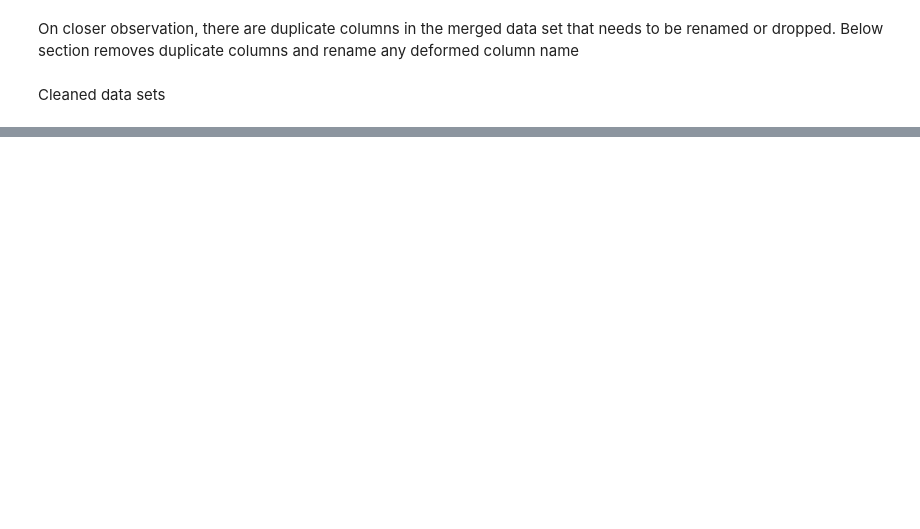
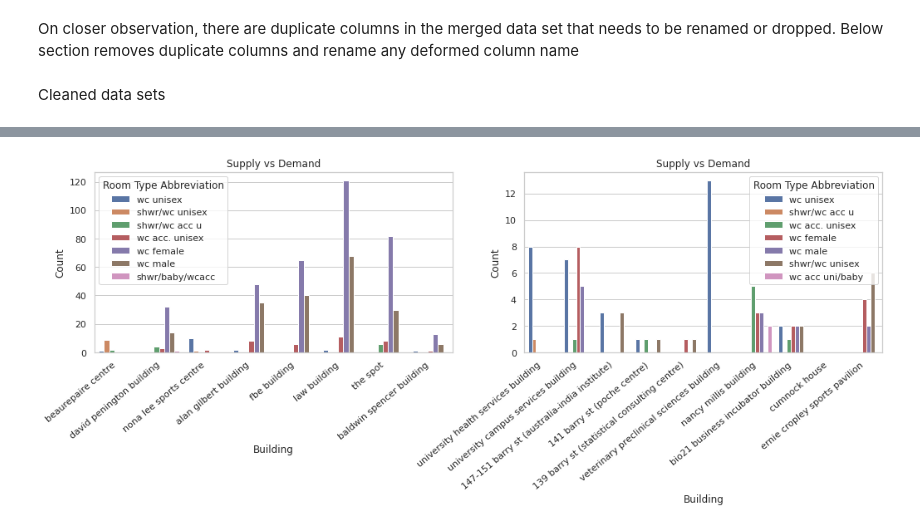
Before and after one commit to abhinavcreed13/project-space-optimisation-group-3, a Jupyter notebook: notebooks/data-preprocessing.ipynb, the cells around one changed output, grey strips where cells are left out. Cells and saved outputs as stored; diff of their text form; code cells hidden in the pictures; blank space fills up the shorter version.

```diff
--- a/notebooks/data-preprocessing.ipynb
+++ b/notebooks/data-preprocessing.ipynb
@@ -21,13 +21,13 @@ warnings.filterwarnings('ignore')
 # Loading Data
 # %%
 # drive urls
-uom_space_url = '/content/drive/My Drive/MAST90106/project-data/uom-space.xlsx'
-rm_category_type_url = '/content/drive/My Drive/MAST90106/project-data/rm-category-type-py-compatible.xlsx'
-em_location_url = '/content/drive/My Drive/MAST90106/project-data/em-location.xlsx'
-av_equipment_url = '/content/drive/My Drive/MAST90106/project-data/av-equipment.xlsx'
-timetable_2020_url = '/content/drive/My Drive/MAST90106/project-data/2020-timetable-v2.xlsx'
-floor_data_url = '/content/drive/My Drive/MAST90106/project-data/fl-name.xlsx'
-meeting_room_usage_url = '/content/drive/My Drive/MAST90106/project-data/meeting-room-usage.xlsx'
+uom_space_url = '/content/drive/My Drive/MAST90106-project-space-optimisation/project-data/uom-space.xlsx'
+rm_category_type_url = '/content/drive/My Drive/MAST90106-project-space-optimisation/project-data/rm-category-type-py-compatible.xlsx'
+em_location_url = '/content/drive/My Drive/MAST90106-project-space-optimisation/project-data/em-location.xlsx'
+av_equipment_url = '/content/drive/My Drive/MAST90106-project-space-optimisation/project-data/av-equipment.xlsx'
+timetable_2020_url = '/content/drive/My Drive/MAST90106-project-space-optimisation/project-data/2020-timetable-v2.xlsx'
+floor_data_url = '/content/drive/My Drive/MAST90106-project-space-optimisation/project-data/fl-name.xlsx'
+meeting_room_usage_url = '/content/drive/My Drive/MAST90106-project-space-optimisation/project-data/meeting-room-usage.xlsx'
 
 #loading data in respective data frames
 uom_space_df = pd.read_excel(uom_space_url)
@@ -351,0 +387,32 @@ print(timetable_uom_df.shape)
+# %%
+merged_space_data_df_PAR = enhanced_uom_rm_df[enhanced_uom_rm_df['Campus Code']=='par']
+merged_em_location_df_PAR = em_enhanced_df[em_enhanced_df['Campus Code']=='par']
+merged_av_equipment_df_PAR = merged_av_equipment_df[merged_av_equipment_df['Campus Code']=='par']
+merged_meeting_room_usage_df_PAR = meeting_enhanced_uom_df[meeting_enhanced_uom_df['Campus Code']=='par']
+merged_timetable_df_PAR = timetable_uom_df[timetable_uom_df['Campus Code']=='par']
+# %%
+possible_rooms = rm_category_type_df[rm_category_type_df['Room Type Definition'].str.contains("toilet|washroom")]
+toilet_room_types = possible_rooms['Room Type'].tolist()
+
+possible_toilets_df = merged_space_data_df_PAR[merged_space_data_df_PAR['Room Type'].isin(toilet_room_types)]
+# %%
+gdf1 = possible_toilets_df.groupby(by=['Building Code','Building Name','Room Type','Room Type Abbreviation'], as_index=False).agg({'Room Code':pd.Series.nunique,'Room Capacity':'sum'})
+gdf1.sort_values(by=['Building Name','Room Type','Room Capacity'], inplace=False)
+
+fig, ax = plt.subplots(1,2)
+fig.set_figheight(4)
+fig.set_figwidth(17)
+
+ax1 = sns.barplot(x="Building Name", y='Room Capacity', hue='Room Type Abbreviation', dodge=True, data=gdf1.head(30),ax=ax[0]);
+ax1.set_xticklabels(ax1.get_xticklabels(), rotation=40, ha="right")
+ax1.set(xlabel='Building', ylabel='Count')
+ax1.set_title("Supply vs Demand")
+
+ax2 = sns.barplot(x="Building Name", y='Room Capacity', hue='Room Type Abbreviation', dodge=True, data=gdf1.tail(30),ax=ax[1]);
+ax2.set_xticklabels(ax2.get_xticklabels(), rotation=40, ha="right")
+ax2.set(xlabel='Building', ylabel='Count')
+ax2.set_title("Supply vs Demand")
+
+plt.show()
+# %% [output]
+[figure, added]
```
Also changed, not shown: parts of 15 cells of this notebook.
